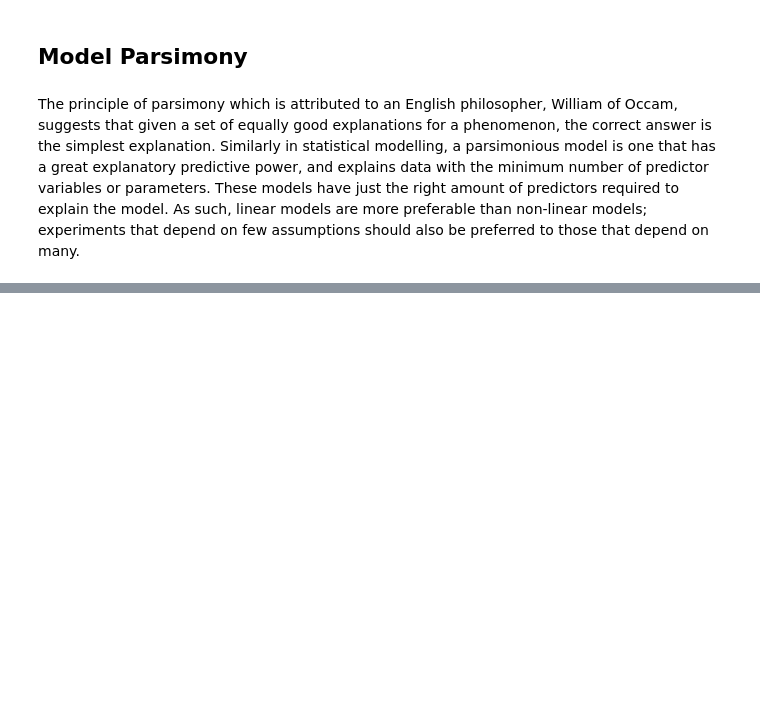
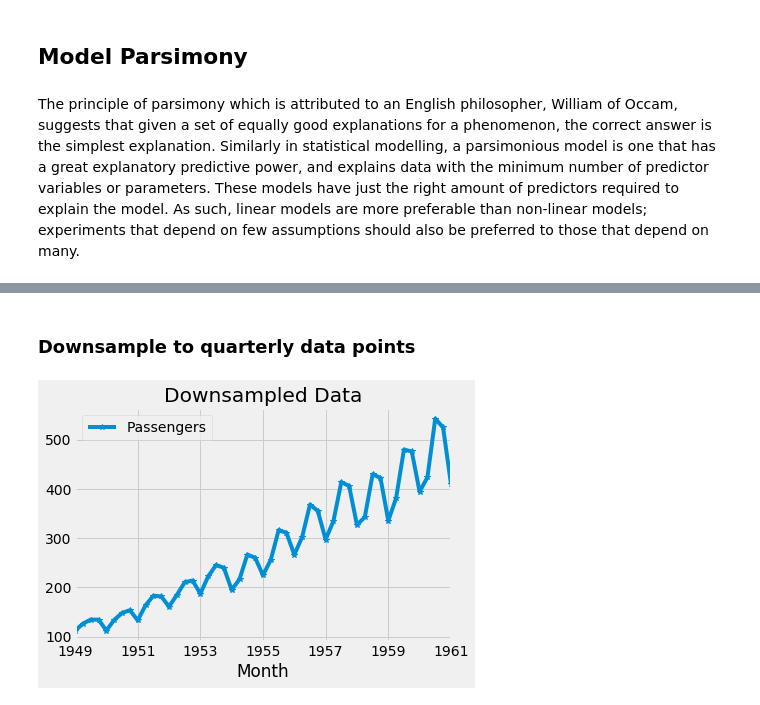
Before and after one commit to VictorOmondi1997/Time-Series-Analysis, a Jupyter notebook: Time Series Analysis.ipynb, the cells around one changed output, grey strips where cells are left out. Drawn from its saved outputs; the diff is of its cells as text; code cells hidden in the pictures; blank space fills up the shorter version.

```diff
--- a/Time Series Analysis.ipynb
+++ b/Time Series Analysis.ipynb
@@ -48,0 +243,9 @@ The principle of parsimony which is attributed to an English philosopher, Willia
+# %% [markdown]
+### Downsample to quarterly data points
+# %%
+passengers_quaterly = passengers.resample('3M').mean()
+passengers_quaterly.plot(marker='*')
+plt.title('Downsampled Data')
+plt.show()
+# %% [output]
+[figure, added]
```
Also changed, not shown: parts of 49 cells of this notebook, 1 other file.
